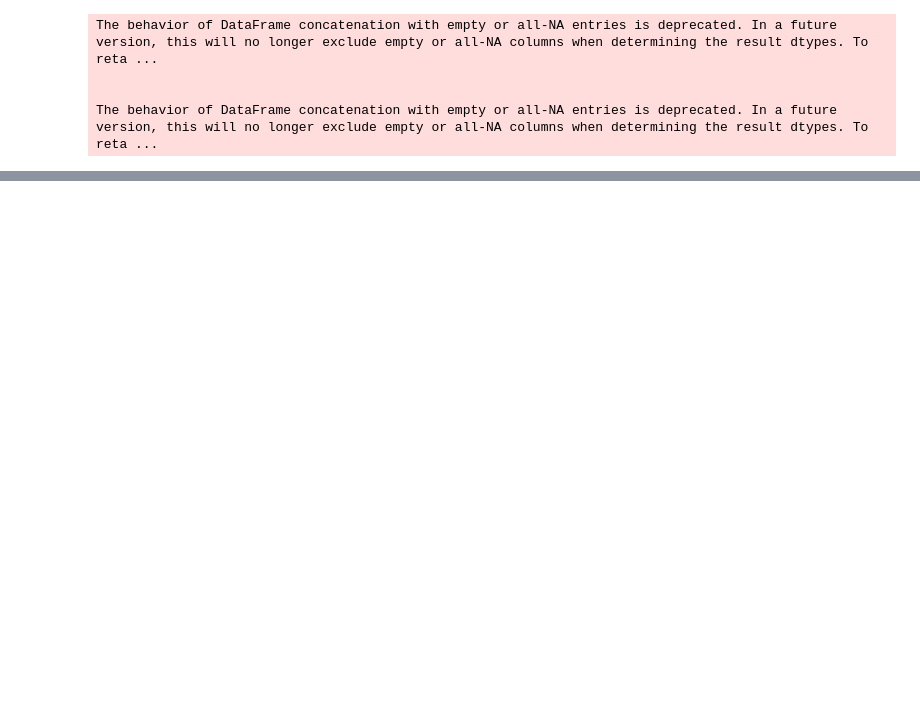
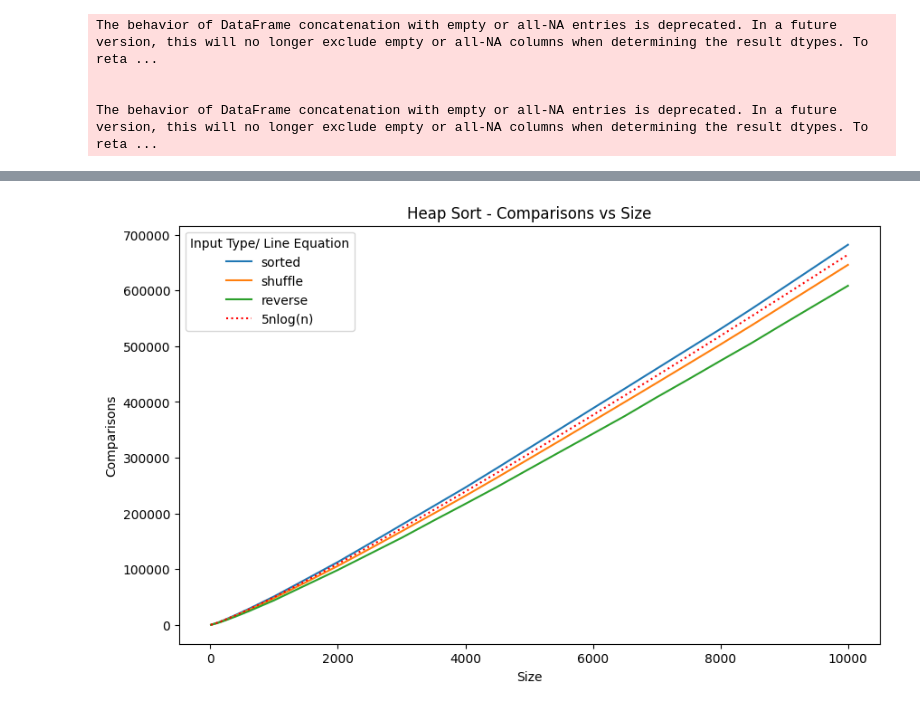
Before and after one commit to DAA-T1/cmplx, a Jupyter notebook: benchmarker/analyzer.ipynb, the cells around one changed output, grey strips where cells are left out. Drawn from its saved outputs; the diff is of its cells as text; code cells hidden in the pictures; blank space fills up the shorter version.

```diff
--- a/benchmarker/analyzer.ipynb
+++ b/benchmarker/analyzer.ipynb
@@ -180,0 +125,9 @@ plt.show()
+# %%
+plt.figure(figsize=(10, 6))
+plt.title("Heap Sort - Comparisons vs Size")
+sns.lineplot(data=data[data["Algorithm"] == "heap"], x="Size", y="Comparisons", hue="Type")
+plt.plot(sorted(dqs["Size"].unique()), sorted((dqs["Size"] * dqs["Size"].apply(lambda x: math.log(x, 2)) * 5).unique()), label="5nlog(n)", color="red", linestyle=":")
+plt.legend(title="Input Type/ Line Equation")
+plt.show()
+# %% [output]
+[figure, added]
```
Also changed, not shown: parts of 19 cells of this notebook.
